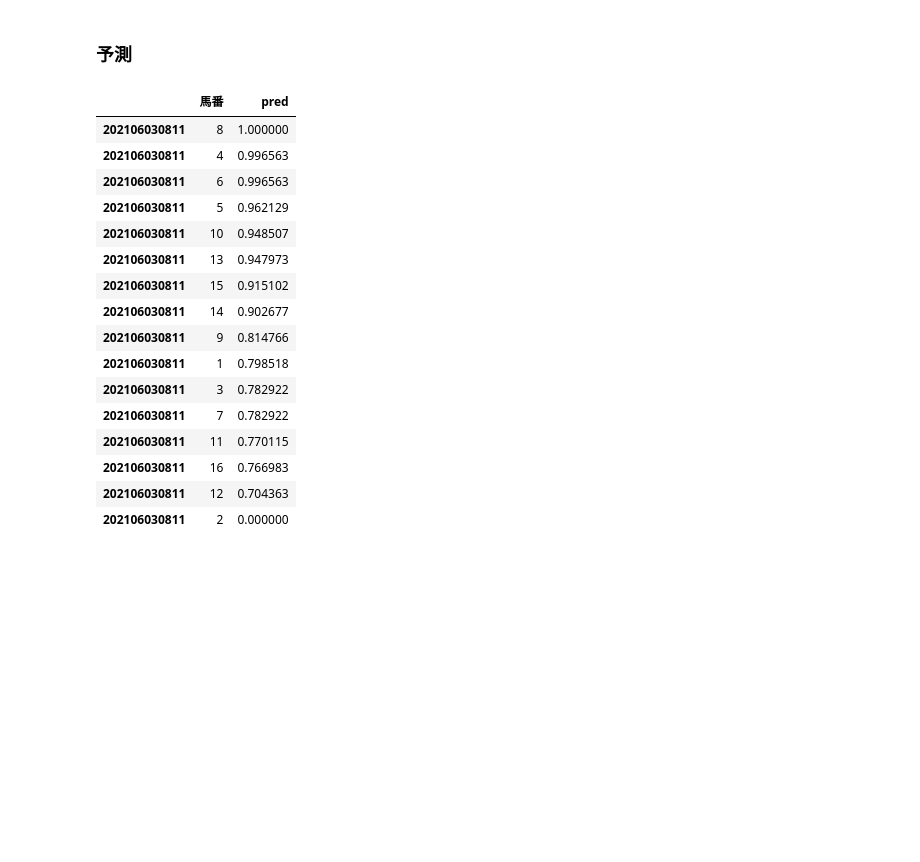
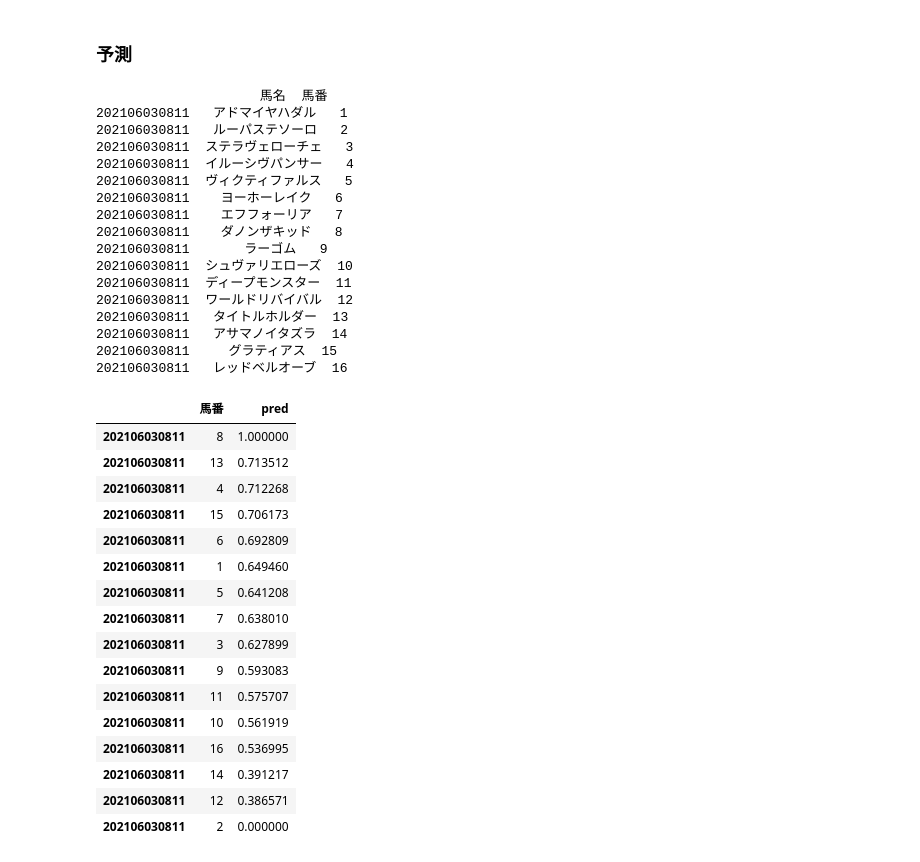
Before and after one commit to aritanaoya/Titanic_Kaggle, a Jupyter notebook: keibaAI.ipynb, the cells around one changed output. Cells and saved outputs as stored; diff of their text form; code cells hidden in the pictures; blank space fills up the shorter version.

```diff
--- a/keibaAI.ipynb
+++ b/keibaAI.ipynb
@@ -913,8 +898,0 @@ train, test = split_data(r.data_c)
-# %%
-train, valid = split_data(train)
-
-#説明変数と目的変数に分ける。dateはこの後不要なので省く。単勝オッズも学習時には使わない。
-X_train = train.drop(['rank', 'date', '単勝'], axis=1)
-y_train = train['rank']
-X_valid = valid.drop(['rank', 'date', '単勝'], axis=1)
-y_valid = valid['rank']
@@ -1083,16 +1161,8 @@ plt.grid()
 X = r.data_c.drop(['rank', 'date', '単勝'], axis=1)
 y = r.data_c['rank']
 
-#LightGBMのハイパーパラメータ
-params = {
-    'num_leaves': 4,
-    'n_estimators': 80,
-    'class_weight': 'balanced',
-    'random_state': 100
-}
-
 #予測モデル作成&学習
-lgb_clf = lgb.LGBMClassifier(**params)
+lgb_clf = lgb.LGBMClassifier(**lgb_clf_o.params)
 lgb_clf.fit(X.values, y.values)
 
 #自作したModelEvaluatorクラスのオブジェクトを作成
@@ -1149,29 +1202,46 @@ st.data_c
 # %%
 #馬が勝つ確率を予測
 X = st.data_c.drop(['date'], axis=1)
 pred = me.predict_proba(st.data_c.drop(['date'], axis=1))
 
 #予測結果を表に結合
 pred_table = st.data_c[['馬番']].copy()
-pred_table_add = st.data[['馬名','馬番']].copy
+print(st.data[['馬名','馬番']])
 pred_table['pred'] = pred
 #確率が高い順に出力
 pred_table.sort_values('pred', ascending=False)
 # %% [output]
+                     馬名  馬番
+202106030811   アドマイヤハダル   1
+202106030811   ルーパステソーロ   2
+202106030811  ステラヴェローチェ   3
+202106030811  イルーシヴパンサー   4
+202106030811  ヴィクティファルス   5
+202106030811    ヨーホーレイク   6
+202106030811    エフフォーリア   7
+202106030811    ダノンザキッド   8
+202106030811       ラーゴム   9
+202106030811  シュヴァリエローズ  10
+202106030811  ディープモンスター  11
+202106030811  ワールドリバイバル  12
+202106030811   タイトルホルダー  13
+202106030811   アサマノイタズラ  14
+202106030811     グラティアス  15
+202106030811   レッドベルオーブ  16
 |  | 馬番 | pred |
 | 202106030811 | 8 | 1.000000 |
-| 202106030811 | 4 | 0.996563 |
-| 202106030811 | 6 | 0.996563 |
-| 202106030811 | 5 | 0.962129 |
-| 202106030811 | 10 | 0.948507 |
-| 202106030811 | 13 | 0.947973 |
-| 202106030811 | 15 | 0.915102 |
-| 202106030811 | 14 | 0.902677 |
-| 202106030811 | 9 | 0.814766 |
-| 202106030811 | 1 | 0.798518 |
-| 202106030811 | 3 | 0.782922 |
-| 202106030811 | 7 | 0.782922 |
-| 202106030811 | 11 | 0.770115 |
-| 202106030811 | 16 | 0.766983 |
-| 202106030811 | 12 | 0.704363 |
+| 202106030811 | 13 | 0.713512 |
+| 202106030811 | 4 | 0.712268 |
+| 202106030811 | 15 | 0.706173 |
+| 202106030811 | 6 | 0.692809 |
+| 202106030811 | 1 | 0.649460 |
+| 202106030811 | 5 | 0.641208 |
+| 202106030811 | 7 | 0.638010 |
+| 202106030811 | 3 | 0.627899 |
+| 202106030811 | 9 | 0.593083 |
+| 202106030811 | 11 | 0.575707 |
+| 202106030811 | 10 | 0.561919 |
+| 202106030811 | 16 | 0.536995 |
+| 202106030811 | 14 | 0.391217 |
+| 202106030811 | 12 | 0.386571 |
 | 202106030811 | 2 | 0.000000 |
```
Also changed, not shown: parts of 20 cells of this notebook.
